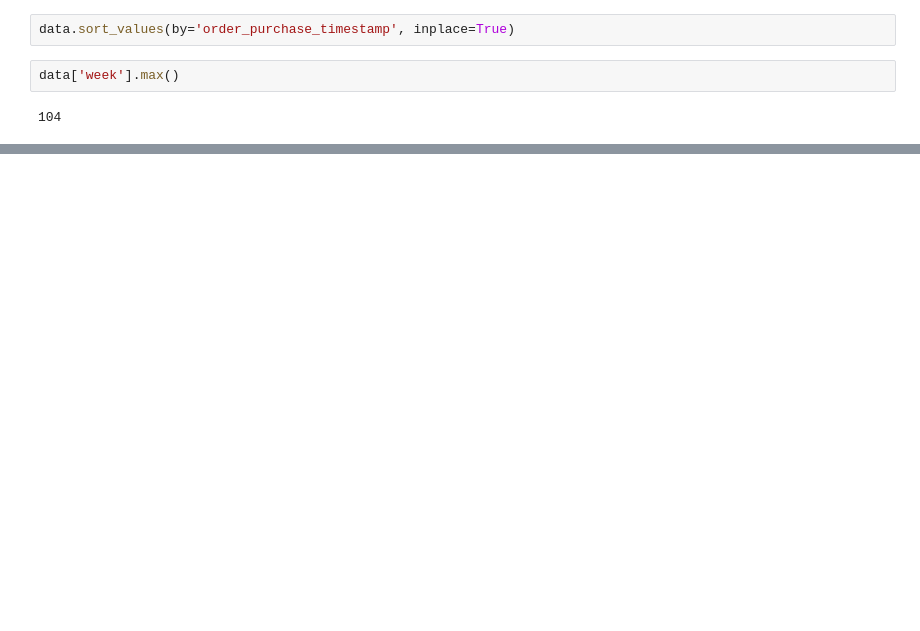
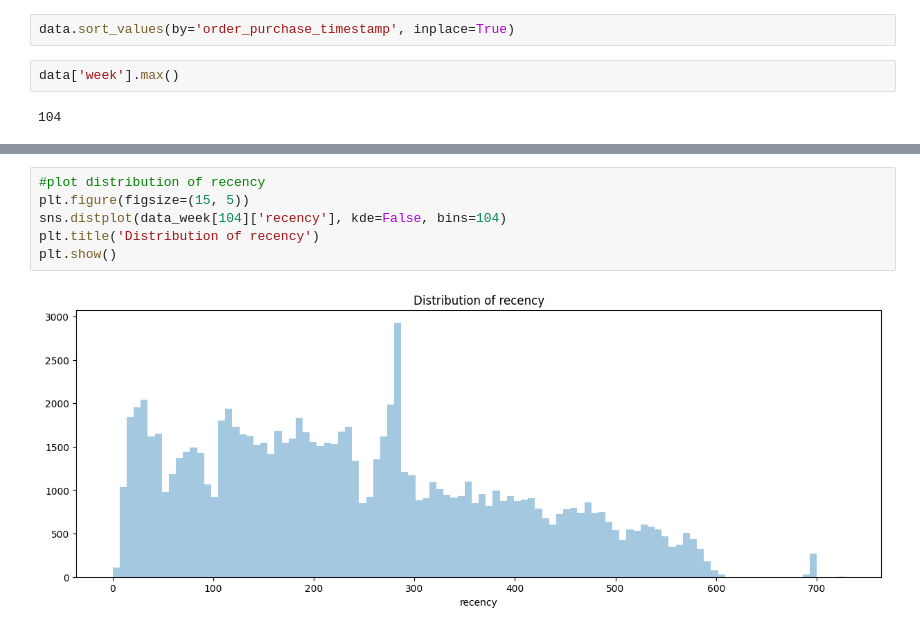
Before and after one commit to ThomasMeb/Projet_4, a Jupyter notebook: Mebarki_Thomas_notebook_simulation_032023.ipynb, the cells around one changed output, grey strips where cells are left out. Cells and saved outputs as stored; diff of their text form; blank space fills up the shorter version.

```diff
--- a/Mebarki_Thomas_notebook_simulation_032023.ipynb
+++ b/Mebarki_Thomas_notebook_simulation_032023.ipynb
@@ -307,0 +300,8 @@ data_week[104]
+# %%
+#plot distribution of recency
+plt.figure(figsize=(15, 5))
+sns.distplot(data_week[104]['recency'], kde=False, bins=104)
+plt.title('Distribution of recency')
+plt.show()
+# %% [output]
+[figure, added]
```
Also changed, not shown: parts of 10 cells of this notebook.
